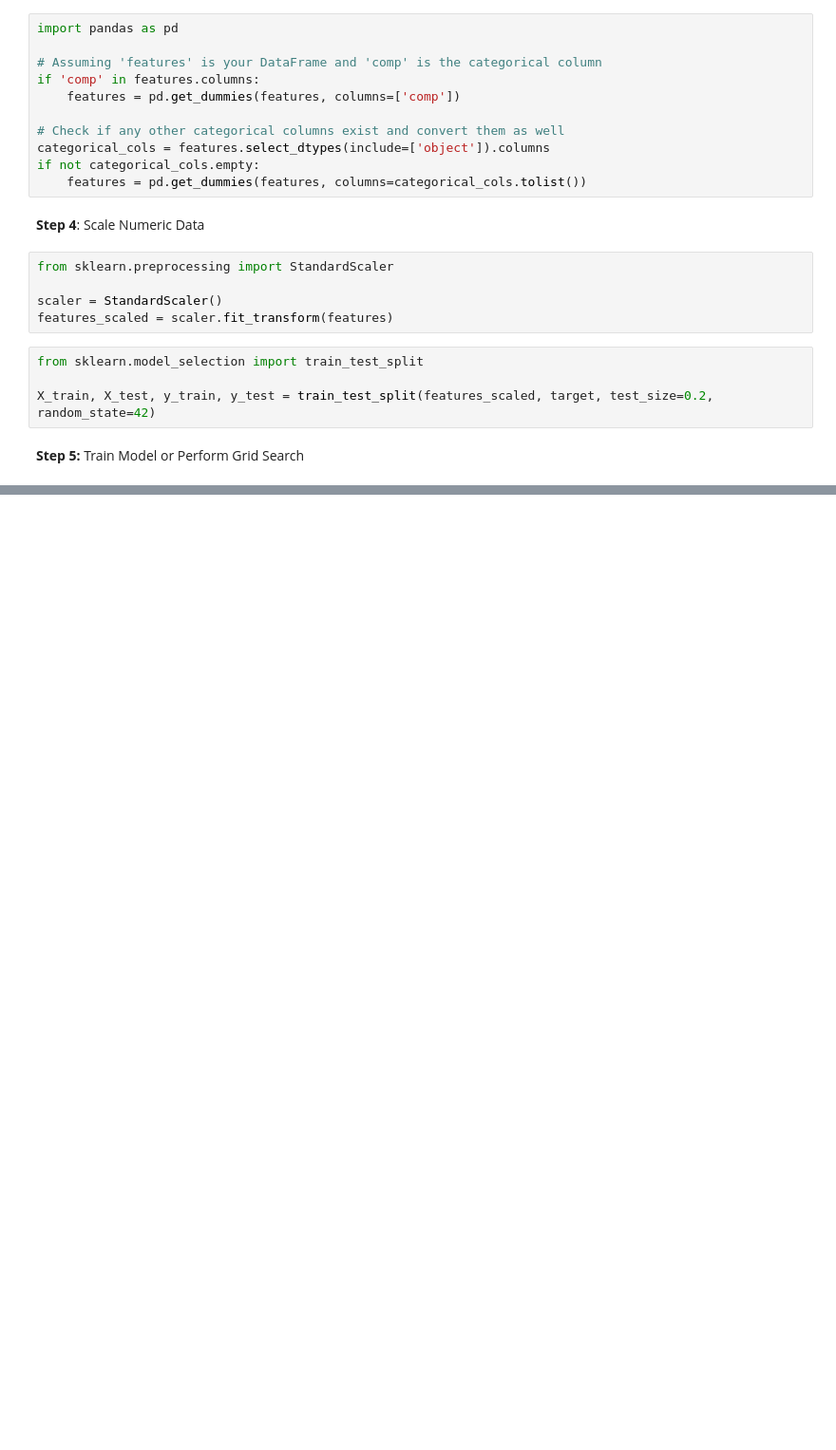
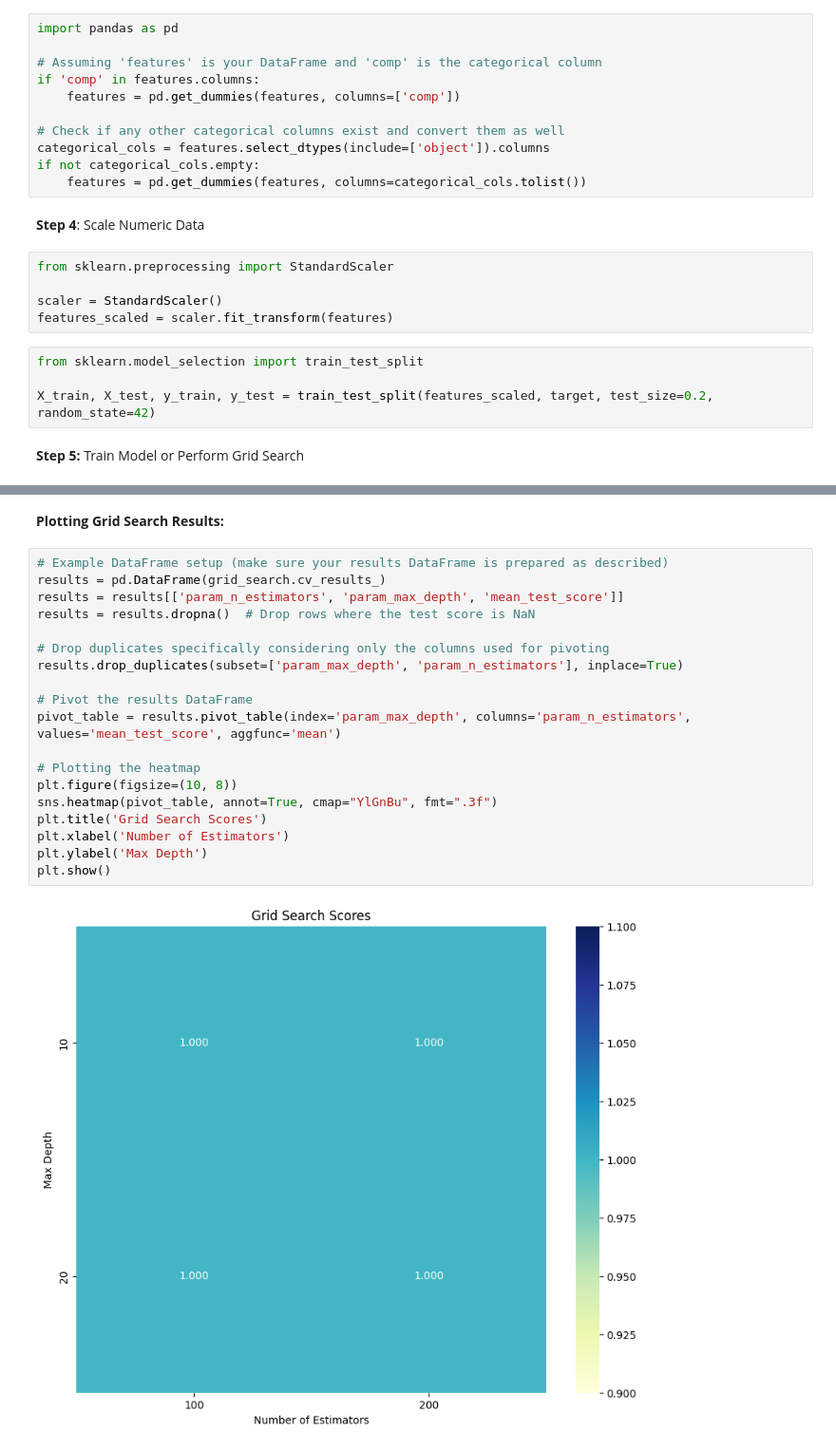
Before and after one commit to bigonil/BH-PCMLAI, a Jupyter notebook: BH-PCMLAI Capstone Project/Predictive_Maintenance_Model.ipynb, the cells around one changed output, grey strips where cells are left out. Shown at 95% size. Cells and saved outputs as stored; diff of their text form; blank space fills up the shorter version.

Commit message:
Plot Grid Search

```diff
--- a/BH-PCMLAI Capstone Project/Predictive_Maintenance_Model.ipynb
+++ b/BH-PCMLAI Capstone Project/Predictive_Maintenance_Model.ipynb
@@ -857,0 +862,23 @@ Fitting 5 folds for each of 48 candidates, totalling 240 fits
+# %% [markdown]
+**Plotting Grid Search Results:**
+# %%
+# Example DataFrame setup (make sure your results DataFrame is prepared as described)
+results = pd.DataFrame(grid_search.cv_results_)
+results = results[['param_n_estimators', 'param_max_depth', 'mean_test_score']]
+results = results.dropna()  # Drop rows where the test score is NaN
+
+# Drop duplicates specifically considering only the columns used for pivoting
+results.drop_duplicates(subset=['param_max_depth', 'param_n_estimators'], inplace=True)
+
+# Pivot the results DataFrame
+pivot_table = results.pivot_table(index='param_max_depth', columns='param_n_estimators', values='mean_test_score', aggfunc='mean')
+
+# Plotting the heatmap
+plt.figure(figsize=(10, 8))
+sns.heatmap(pivot_table, annot=True, cmap="YlGnBu", fmt=".3f")
+plt.title('Grid Search Scores')
+plt.xlabel('Number of Estimators')
+plt.ylabel('Max Depth')
+plt.show()
+# %% [output]
+[figure, added]
```
Also changed, not shown: parts of 2 cells of this notebook.
